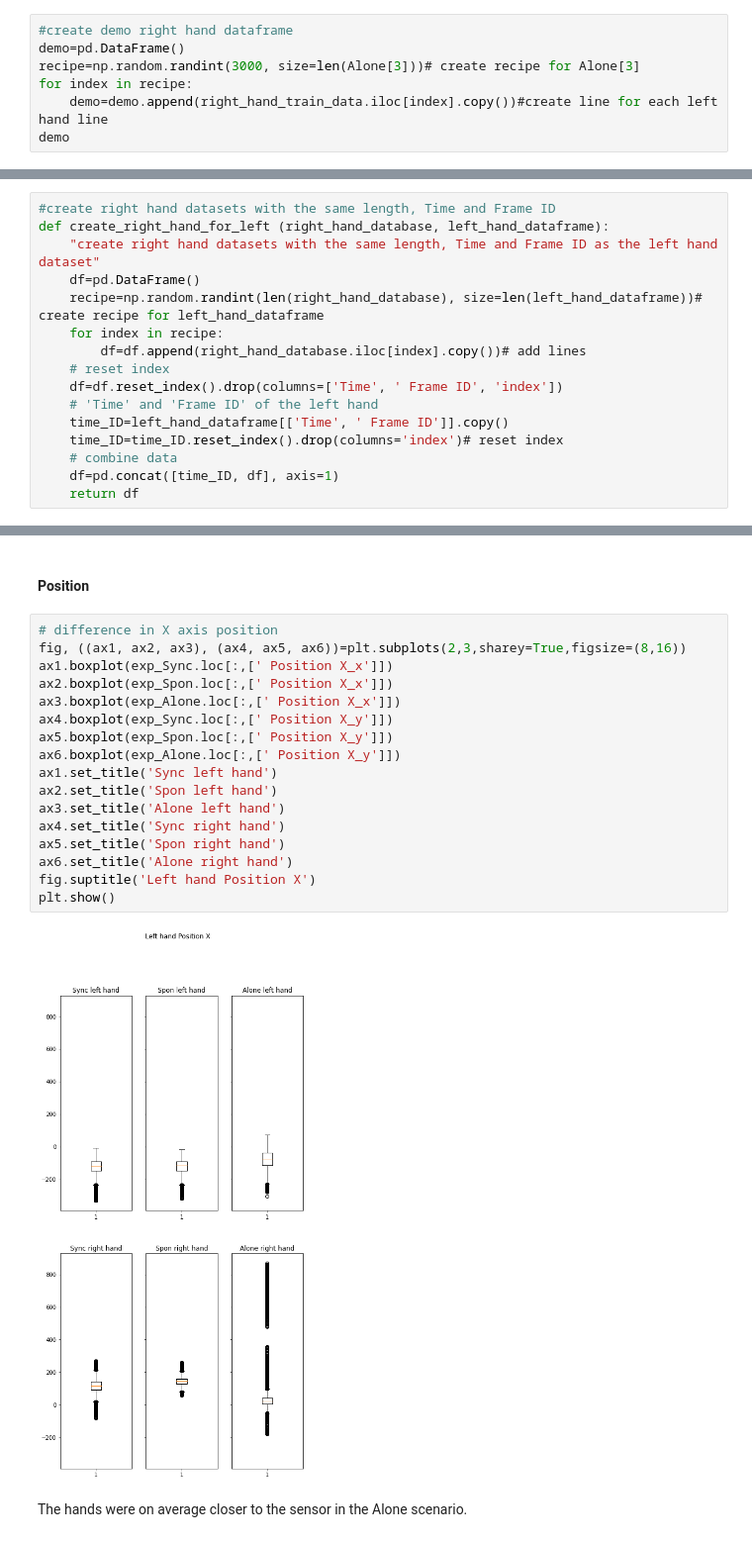
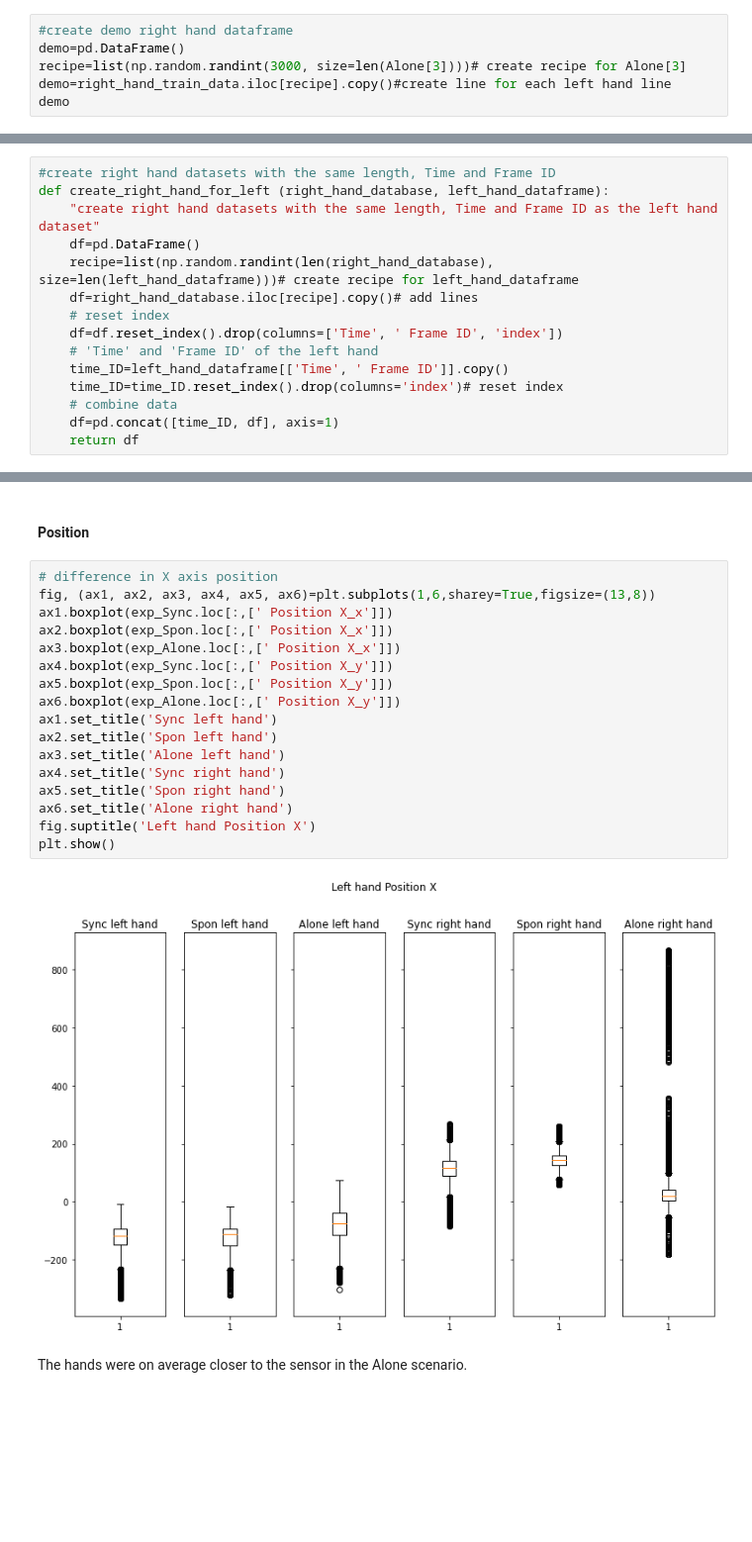
Before and after one commit to oridarshan/data-visualization-project, a Jupyter notebook: Hands Classification.ipynb, the cells around one changed output, grey strips where cells are left out. Shown at 99% size. Cells and saved outputs as stored; diff of their text form; blank space fills up the shorter version.

```diff
--- a/Hands Classification.ipynb
+++ b/Hands Classification.ipynb
@@ -355,8 +355,7 @@ right_hand_train_data.head()
 # %%
 #create demo right hand dataframe
 demo=pd.DataFrame()
-recipe=np.random.randint(3000, size=len(Alone[3]))# create recipe for Alone[3]
-for index in recipe:
-    demo=demo.append(right_hand_train_data.iloc[index].copy())#create line for each left hand line
+recipe=list(np.random.randint(3000, size=len(Alone[3])))# create recipe for Alone[3]
+demo=right_hand_train_data.iloc[recipe].copy()#create line for each left hand line
 demo
 # %% [output]
@@ -447,9 +446,8 @@ we will add the right hand data as shown in the example above.
 def create_right_hand_for_left (right_hand_database, left_hand_dataframe):
     "create right hand datasets with the same length, Time and Frame ID as the left hand dataset"
     df=pd.DataFrame()
-    recipe=np.random.randint(len(right_hand_database), size=len(left_hand_dataframe))# create recipe for left_hand_dataframe
-    for index in recipe:
-        df=df.append(right_hand_database.iloc[index].copy())# add lines
+    recipe=list(np.random.randint(len(right_hand_database), size=len(left_hand_dataframe)))# create recipe for left_hand_dataframe
+    df=right_hand_database.iloc[recipe].copy()# add lines
     # reset index
     df=df.reset_index().drop(columns=['Time', ' Frame ID', 'index'])
     # 'Time' and 'Frame ID' of the left hand
@@ -872,23 +888,23 @@ Spon.loc[Spon[' Distance']>600]
 #### Position
 # %%
 # difference in X axis position
-fig, ((ax1, ax2, ax3), (ax4, ax5, ax6))=plt.subplots(2,3,sharey=True,figsize=(8,16))
+fig, (ax1, ax2, ax3, ax4, ax5, ax6)=plt.subplots(1,6,sharey=True,figsize=(13,8))
 ax1.boxplot(exp_Sync.loc[:,[' Position X_x']])
 ax2.boxplot(exp_Spon.loc[:,[' Position X_x']])
 ax3.boxplot(exp_Alone.loc[:,[' Position X_x']])
 ax4.boxplot(exp_Sync.loc[:,[' Position X_y']])
 ax5.boxplot(exp_Spon.loc[:,[' Position X_y']])
 ax6.boxplot(exp_Alone.loc[:,[' Position X_y']])
 ax1.set_title('Sync left hand')
 ax2.set_title('Spon left hand')
 ax3.set_title('Alone left hand')
 ax4.set_title('Sync right hand')
 ax5.set_title('Spon right hand')
 ax6.set_title('Alone right hand')
 fig.suptitle('Left hand Position X')
 plt.show()
 # %% [output]
-[figure, old version]
+[figure, new version]
 # %% [markdown]
 The hands were on average closer to the sensor in the Alone scenario.
 # %% [markdown]
```
Also changed, not shown: parts of 23 cells of this notebook.
